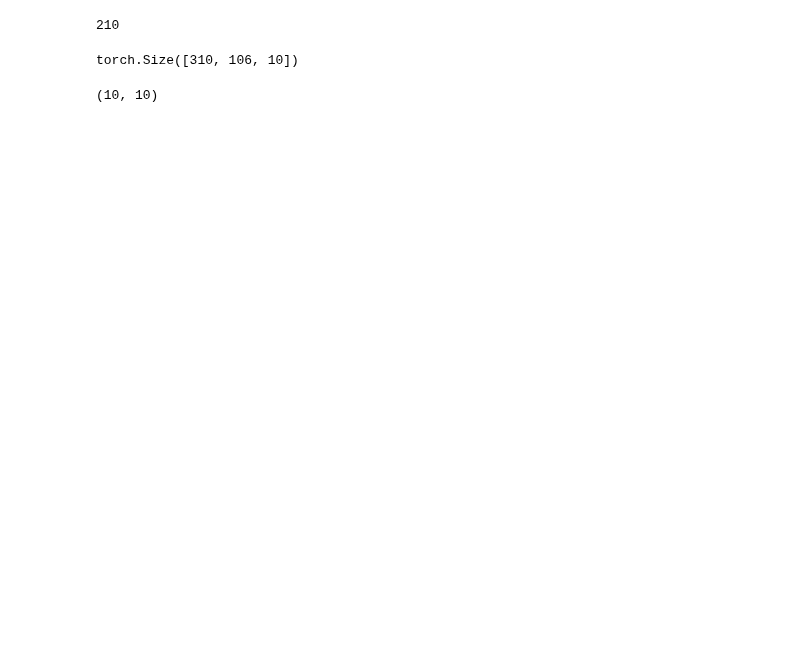
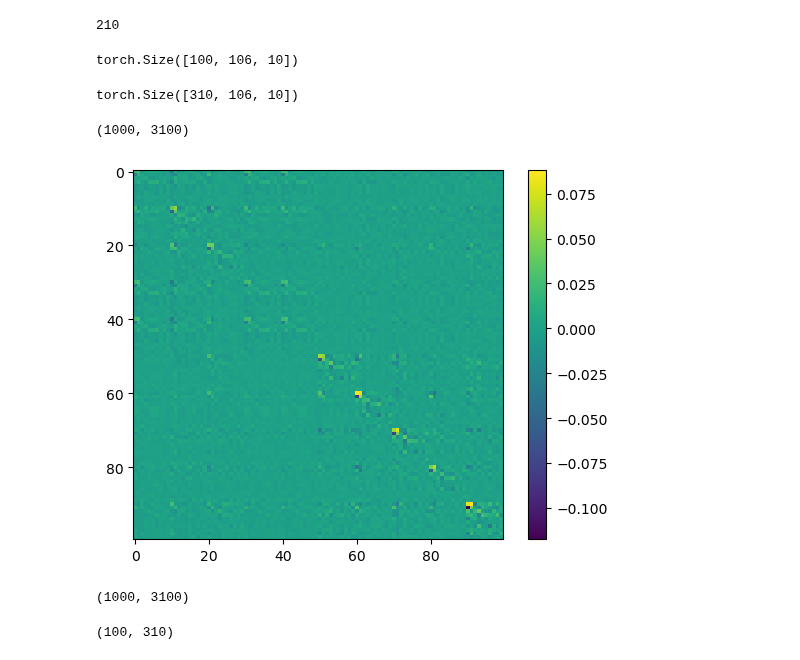
Before and after one commit to NGMLGroup/Koopman-TGNN-Interpretability, a Jupyter notebook: DynCRNN_SINDy.ipynb, the cells around one changed output. Saved outputs shown, nothing was run; the diff lists cells and outputs as text; code cells hidden in the pictures; blank space fills up the shorter version.

```diff
--- a/DynCRNN_SINDy.ipynb
+++ b/DynCRNN_SINDy.ipynb
@@ -98,6 +98,10 @@ torch.nonzero(adj_matrix).size(0)
 from DMD.sindy import sindy_library_adj
 
 s = sindy_library_adj(X, adj_matrix)
+# %%
+X.shape
+# %% [output]
+torch.Size([100, 106, 10])
 # %%
 s.shape
 # %% [output]
@@ -107,11 +111,24 @@ from DMD.sindy import sindy_fit2
 
 # s = rearrange(s, 'n t f -> (t n) f', n=s.shape[0], t=s.shape[1], f=10)
 
-x = rearrange(s[:,1:,:], 'n t f -> (t n) f')
-y = rearrange(s[:,:-1,:], 'n t f -> (t n) f')
+x = rearrange(s[:,:-1,:], 'n t f -> t (n f)')
+y = rearrange(s[:num_nodes,1:,:], 'n t f -> t (n f)')
 
 K = sindy_fit2(x, y, 1.0)
 # %%
 K.shape
 # %% [output]
-(10, 10)
+(1000, 3100)
+# %%
+import matplotlib
+import matplotlib.pyplot as plt
+
+plt.imshow(K[:100,:100])
+plt.colorbar()
+plt.show()
+# %% [output]
+[figure, added]
+# %%
+K.shape
+# %% [output]
+(1000, 3100)
@@ -117,0 +145,4 @@ K.shape
+# %%
+sum_K.shape
+# %% [output]
+(100, 310)
```
Also changed, not shown: parts of 11 cells of this notebook.
